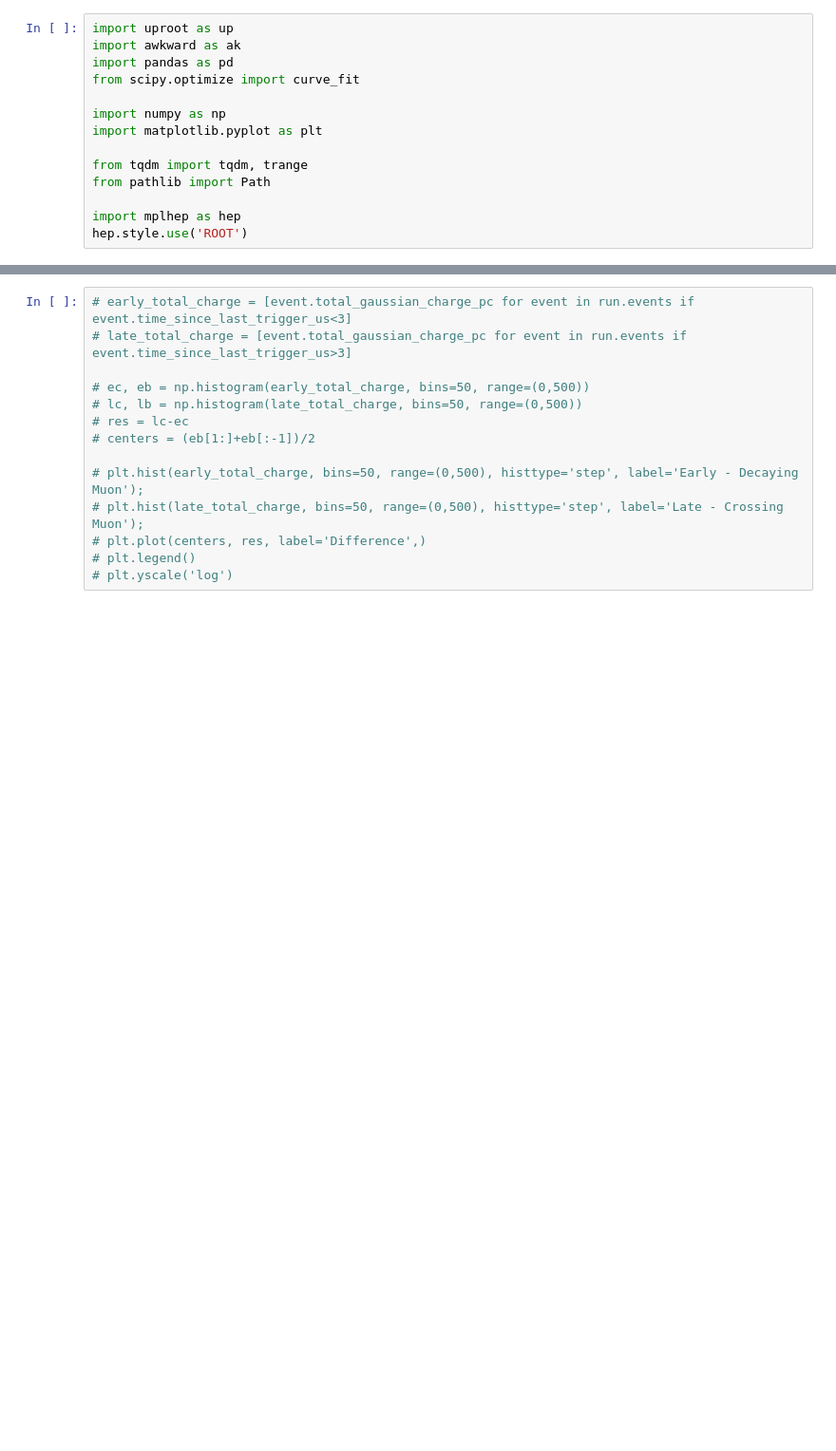
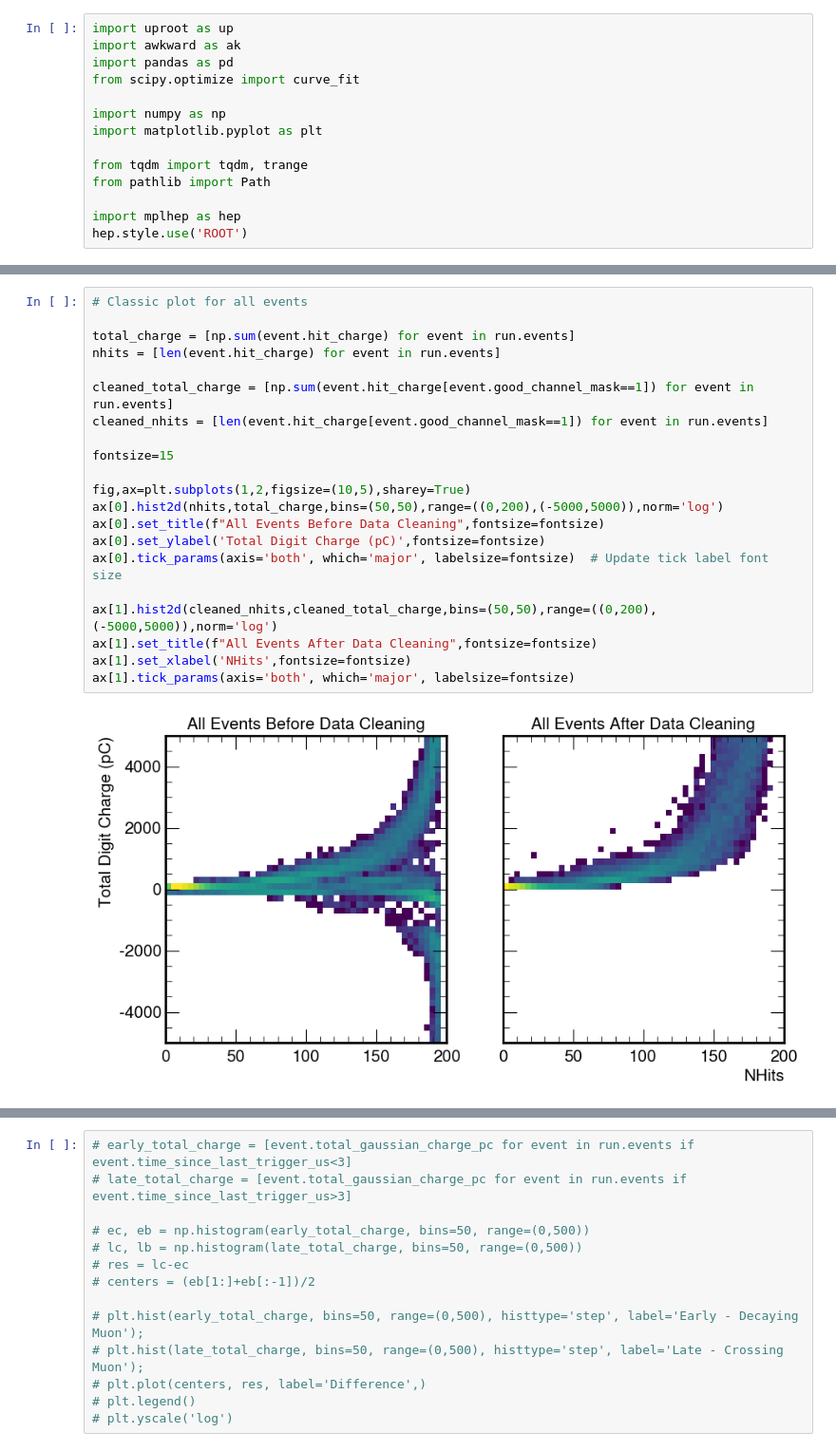
Before and after one commit to hbjamin/dichroicon-analysis, a Jupyter notebook: muons/main.ipynb, the cells around one changed output, grey strips where cells are left out. Shown at 95% size. Cells and saved outputs as stored; diff of their text form; blank space fills up the shorter version.

```diff
--- a/muons/main.ipynb
+++ b/muons/main.ipynb
@@ -315,0 +435,23 @@ Follower trigger frequency 62.547 Hz
+# %%
+# Classic plot for all events
+
+total_charge = [np.sum(event.hit_charge) for event in run.events]
+nhits = [len(event.hit_charge) for event in run.events]
+
+cleaned_total_charge = [np.sum(event.hit_charge[event.good_channel_mask==1]) for event in run.events]
+cleaned_nhits = [len(event.hit_charge[event.good_channel_mask==1]) for event in run.events]
+
+fontsize=15
+
+fig,ax=plt.subplots(1,2,figsize=(10,5),sharey=True)
+ax[0].hist2d(nhits,total_charge,bins=(50,50),range=((0,200),(-5000,5000)),norm='log')
+ax[0].set_title(f"All Events Before Data Cleaning",fontsize=fontsize)
+ax[0].set_ylabel('Total Digit Charge (pC)',fontsize=fontsize)
+ax[0].tick_params(axis='both', which='major', labelsize=fontsize)  # Update tick label font size
+
+ax[1].hist2d(cleaned_nhits,cleaned_total_charge,bins=(50,50),range=((0,200),(-5000,5000)),norm='log')
+ax[1].set_title(f"All Events After Data Cleaning",fontsize=fontsize)
+ax[1].set_xlabel('NHits',fontsize=fontsize)
+ax[1].tick_params(axis='both', which='major', labelsize=fontsize)
+# %% [output]
+[figure, added]
```
Also changed, not shown: parts of 63 cells of this notebook, 1 other file.
